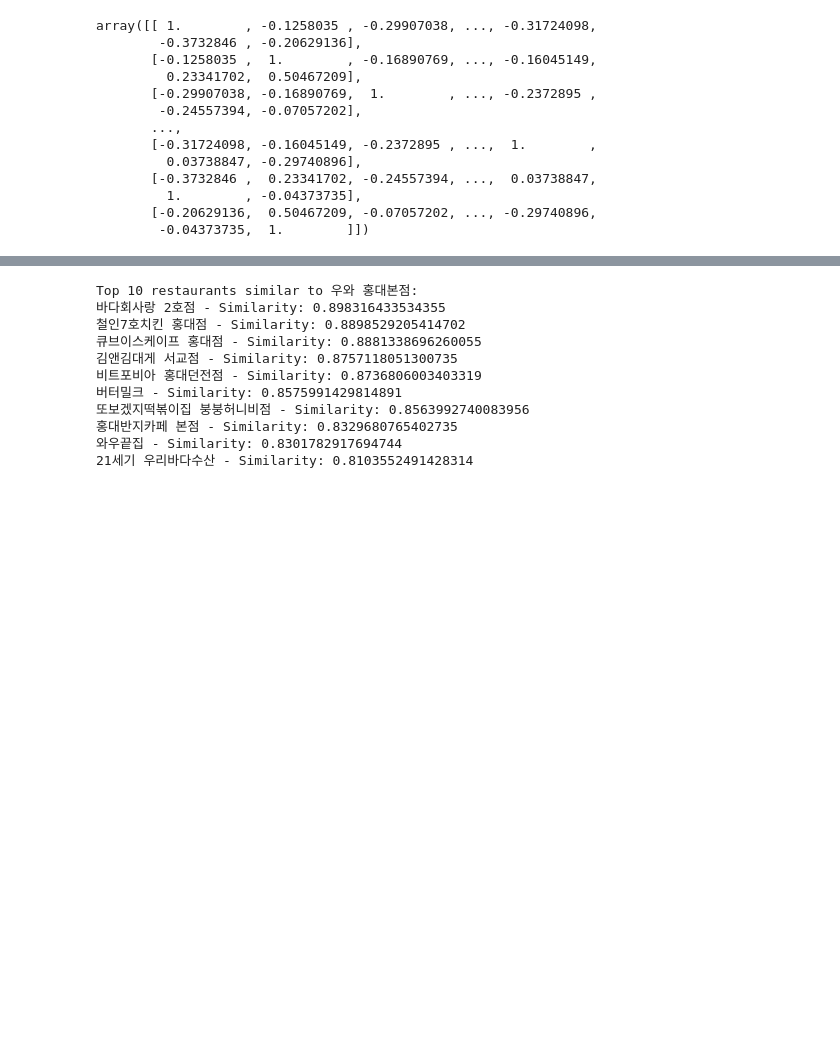
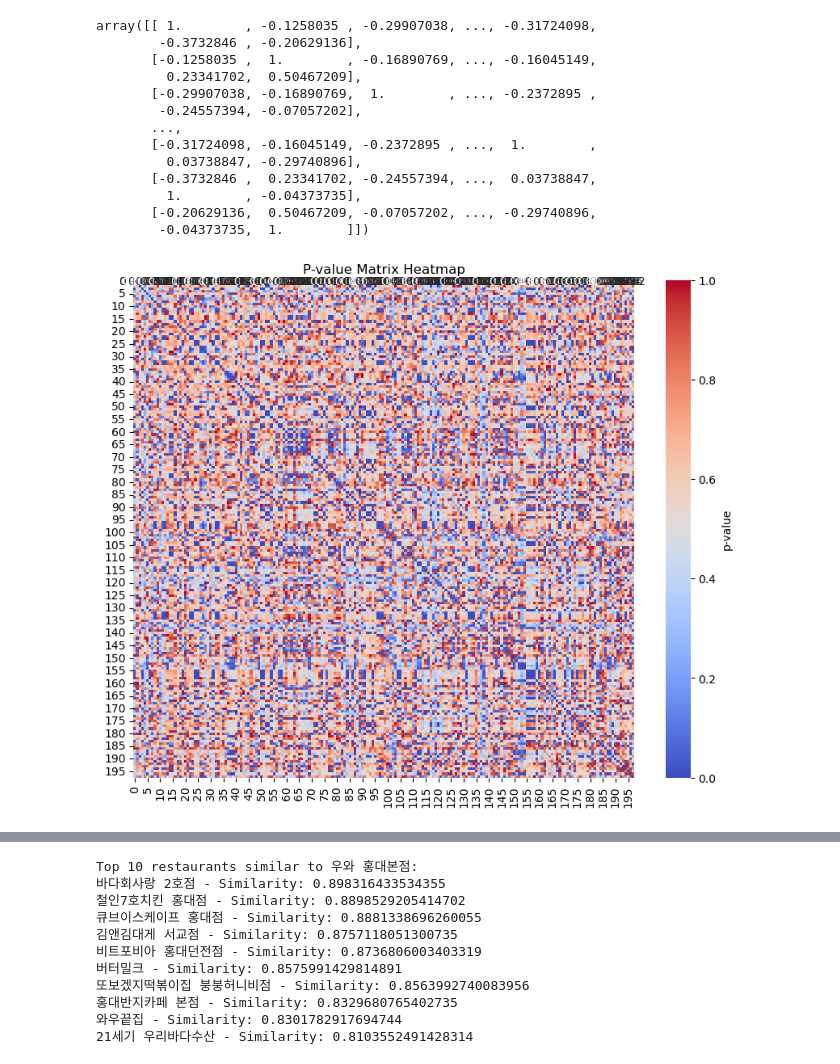
Before and after one commit to WoSIN98/Ubion_, a Jupyter notebook: quail/알고리즘/0429cor.ipynb, the cells around one changed output, grey strips where cells are left out. Drawn from its saved outputs; the diff is of its cells as text; code cells hidden in the pictures; blank space fills up the shorter version.

```diff
--- a/quail/알고리즘/0429cor.ipynb
+++ b/quail/알고리즘/0429cor.ipynb
@@ -207,3 +189,30 @@ array([[ 1.        , -0.1258035 , -0.29907038, ..., -0.31724098,
          1.        , -0.04373735],
        [-0.20629136,  0.50467209, -0.07057202, ..., -0.29740896,
         -0.04373735,  1.        ]])
+# %%
+## p-value까지
+import numpy as np
+from scipy.stats import pearsonr
+
+def pearson_correlation_and_p_value_matrix(df):
+    # Number of merchants
+    n = df.shape[0]
+    # Initialize the correlation matrix and the p-value matrix
+    correlation_matrix = np.zeros((n, n))
+    p_value_matrix = np.zeros((n, n))
+
+    for i in range(n):
+        for j in range(n):
+            if i != j:
+                data_i = df.iloc[i, 1:].values
+                data_j = df.iloc[j, 1:].values
+                correlation, p_value = pearsonr(data_i, data_j)
+                correlation_matrix[i, j] = correlation
+                p_value_matrix[i, j] = p_value
+            else:
+                correlation_matrix[i, j] = 1  # 자기 자신 상관계수는 1
+                p_value_matrix[i, j] = 0  # 자기 자신 p-value는 0
+
+    return correlation_matrix, p_value_matrix
+
+correlation_matrix, p_value_matrix = pearson_correlation_and_p_value_matrix(normalized_weights_reset)
@@ -209,0 +222,17 @@ array([[ 1.        , -0.1258035 , -0.29907038, ..., -0.31724098,
+# %%
+# p-value 매트릭스 시각화
+def visualize_p_value_matrix(p_value_matrix):
+    plt.figure(figsize=(10, 8))
+    sns.heatmap(p_value_matrix, annot=True, cmap='coolwarm', fmt=".2f", cbar_kws={'label': 'p-value'})
+    plt.title('P-value Matrix Heatmap')
+    plt.show()
+
+
+# p-value가 0.05보다 작은 상관계수 찾기
+def significant_correlations(correlation_matrix, p_value_matrix, threshold=0.05):
+    significant_vals = correlation_matrix[(p_value_matrix < threshold) & (np.triu(np.ones(correlation_matrix.shape), k=1).astype(bool))]
+    return significant_vals
+# %%
+visualize_p_value_matrix(p_value_matrix)
+# %% [output]
+[figure, added]
```
Also changed, not shown: parts of 14 cells of this notebook, 13 other files.
